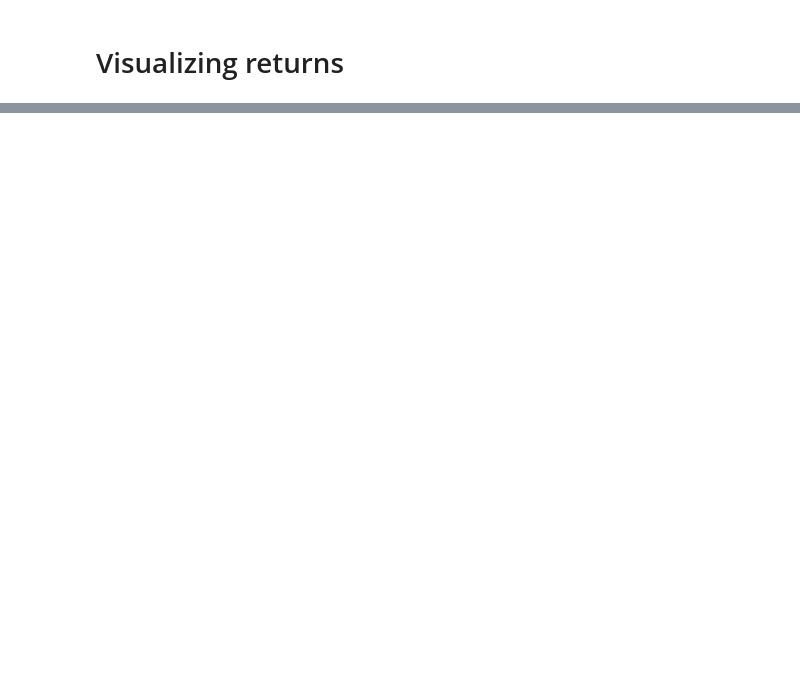
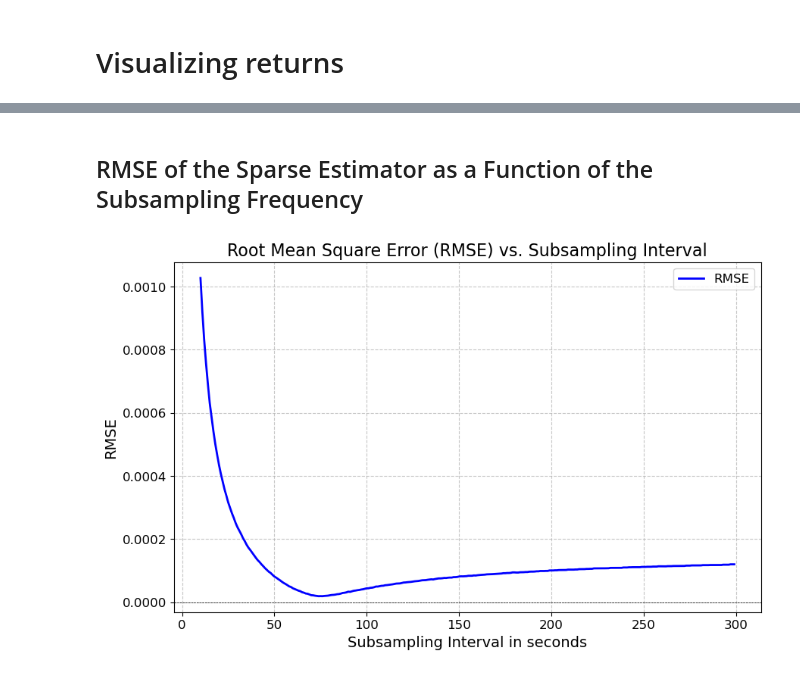
Before and after one commit to nicolassinott/HFT, a Jupyter notebook: Integrated_volatility/monte_carlo.ipynb, the cells around one changed output, grey strips where cells are left out. Drawn from its saved outputs; the diff is of its cells as text; code cells hidden in the pictures; blank space fills up the shorter version.

```diff
--- a/Integrated_volatility/monte_carlo.ipynb
+++ b/Integrated_volatility/monte_carlo.ipynb
@@ -59,3 +65,14 @@ dX, X = generate_returns()
+# %%
+dX, X = generate_returns()
+
+def get_Y(X: np.array) -> np.array:
+    ''' Returns the Y with the noise from market microstructure
+    '''
+    nrows, ncols = X.shape
+    noise = np.random.normal(0, 0.0005, (nrows, ncols))
+    return X + noise
+
+Y = get_Y(X)
 # %%
 # Create a figure with subplots
 fig, axes = plt.subplots(2, 1, figsize=(10, 6))
@@ -179,0 +322,38 @@ AxisError: axis 1 is out of bounds for array of dimension 1
+# %% [markdown]
+## RMSE of the Sparse Estimator as a Function of the Subsampling Frequency
+# %%
+subsampling_interval = np.arange(10, 60*5)  # Concatenate the two ranges
+
+RMSE = np.zeros(len(subsampling_interval))
+
+for k in range(len(subsampling_interval)):
+    step = subsampling_interval[k]
+    n_sparse = Nsec // step
+    RMSE[k] = (np.square(fourth_best_estimator(Y, n_sparse) - true_vol)).mean()**(0.5)
+
+
+plt.figure(figsize=(10, 6))  # Adjust the figure size
+
+# Plot the RMSE curve
+plt.plot(subsampling_interval, RMSE, '-', label='RMSE', linewidth=2, color='blue')
+
+# Add labels and a legend
+plt.xlabel('Subsampling Interval in seconds', fontsize=14)
+plt.ylabel('RMSE', fontsize=14)
+plt.title('Root Mean Square Error (RMSE) vs. Subsampling Interval', fontsize=16)
+plt.legend(fontsize=12)
+
+# Customize the grid
+plt.grid(True, linestyle='--', alpha=0.7)
+
+# Adjust the tick labels
+plt.xticks(fontsize=12)
+plt.yticks(fontsize=12)
+
+# Add a horizontal line at y=0 for reference
+plt.axhline(0, color='black', linewidth=0.5, linestyle='--')
+
+# Show plot
+plt.show()
+# %% [output]
+[figure, added]
```
Also changed, not shown: parts of 30 cells of this notebook.
